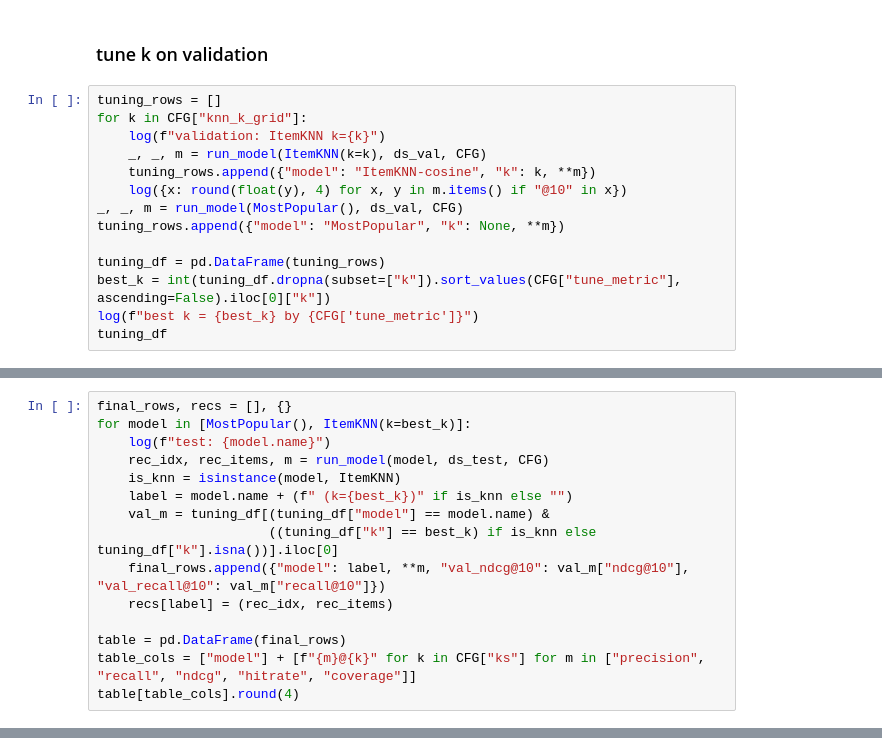
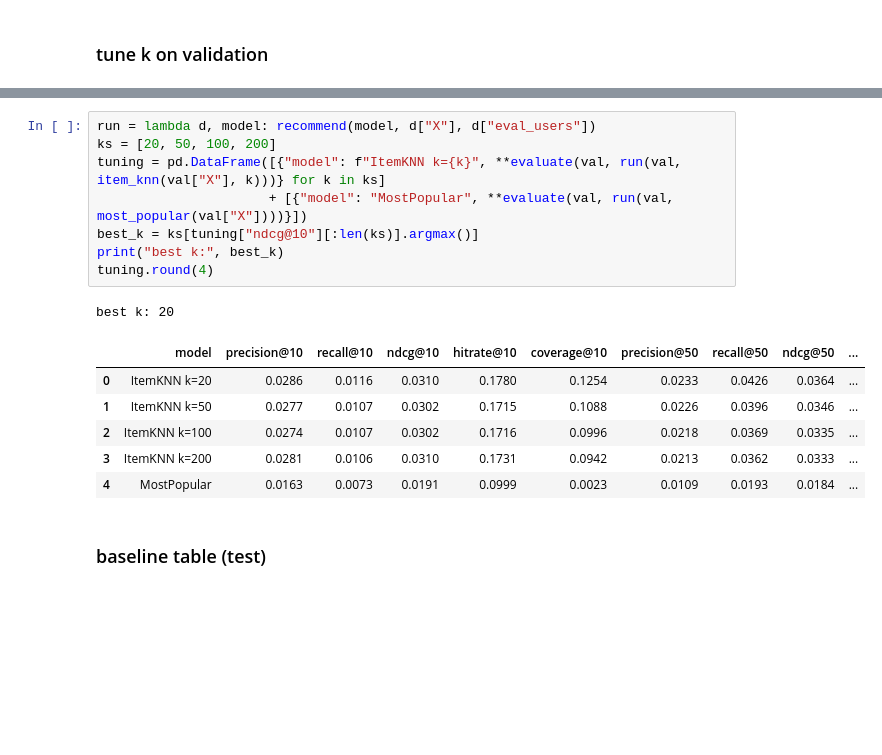
Before and after one commit to SMK-BTW/Twenty, a Jupyter notebook: Machine_Learning_Project.ipynb, the cells around one changed output, grey strips where cells are left out. Drawn from its saved outputs; the diff is of its cells as text; blank space fills up the shorter version.

```diff
--- a/Machine_Learning_Project.ipynb
+++ b/Machine_Learning_Project.ipynb
@@ -588,16 +362,2 @@ metrics ok
 # %% [markdown]
 ### tune k on validation
-# %%
-tuning_rows = []
-for k in CFG["knn_k_grid"]:
-    log(f"validation: ItemKNN k={k}")
-    _, _, m = run_model(ItemKNN(k=k), ds_val, CFG)
-    tuning_rows.append({"model": "ItemKNN-cosine", "k": k, **m})
-    log({x: round(float(y), 4) for x, y in m.items() if "@10" in x})
-_, _, m = run_model(MostPopular(), ds_val, CFG)
-tuning_rows.append({"model": "MostPopular", "k": None, **m})
-
-tuning_df = pd.DataFrame(tuning_rows)
-best_k = int(tuning_df.dropna(subset=["k"]).sort_values(CFG["tune_metric"], ascending=False).iloc[0]["k"])
-log(f"best k = {best_k} by {CFG['tune_metric']}")
-tuning_df
@@ -623,15 +363,0 @@ refit on train + val and score once on the test week
-# %%
-final_rows, recs = [], {}
-for model in [MostPopular(), ItemKNN(k=best_k)]:
-    log(f"test: {model.name}")
-    rec_idx, rec_items, m = run_model(model, ds_test, CFG)
-    is_knn = isinstance(model, ItemKNN)
-    label = model.name + (f" (k={best_k})" if is_knn else "")
-    val_m = tuning_df[(tuning_df["model"] == model.name) &
-                      ((tuning_df["k"] == best_k) if is_knn else tuning_df["k"].isna())].iloc[0]
-    final_rows.append({"model": label, **m, "val_ndcg@10": val_m["ndcg@10"], "val_recall@10": val_m["recall@10"]})
-    recs[label] = (rec_idx, rec_items)
-
-table = pd.DataFrame(final_rows)
-table_cols = ["model"] + [f"{m}@{k}" for k in CFG["ks"] for m in ["precision", "recall", "ndcg", "hitrate", "coverage"]]
-table[table_cols].round(4)
@@ -643,0 +364,18 @@ table[table_cols].round(4)
+# %%
+run = lambda d, model: recommend(model, d["X"], d["eval_users"])
+ks = [20, 50, 100, 200]
+tuning = pd.DataFrame([{"model": f"ItemKNN k={k}", **evaluate(val, run(val, item_knn(val["X"], k)))} for k in ks]
+                      + [{"model": "MostPopular", **evaluate(val, run(val, most_popular(val["X"])))}])
+best_k = ks[tuning["ndcg@10"][:len(ks)].argmax()]
+print("best k:", best_k)
+tuning.round(4)
+# %% [output]
+best k: 20
+|  | model | precision@10 | recall@10 | ndcg@10 | hitrate@10 | coverage@10 | precision@50 | recall@50 | ndcg@50 | ... |
+| 0 | ItemKNN k=20 | 0.0286 | 0.0116 | 0.0310 | 0.1780 | 0.1254 | 0.0233 | 0.0426 | 0.0364 | ... |
+| 1 | ItemKNN k=50 | 0.0277 | 0.0107 | 0.0302 | 0.1715 | 0.1088 | 0.0226 | 0.0396 | 0.0346 | ... |
+| 2 | ItemKNN k=100 | 0.0274 | 0.0107 | 0.0302 | 0.1716 | 0.0996 | 0.0218 | 0.0369 | 0.0335 | ... |
+| 3 | ItemKNN k=200 | 0.0281 | 0.0106 | 0.0310 | 0.1731 | 0.0942 | 0.0213 | 0.0362 | 0.0333 | ... |
+| 4 | MostPopular | 0.0163 | 0.0073 | 0.0191 | 0.0999 | 0.0023 | 0.0109 | 0.0193 | 0.0184 | ... |
+# %% [markdown]
+### baseline table (test)
```
Also changed, not shown: parts of 35 cells of this notebook, 3 other files.
